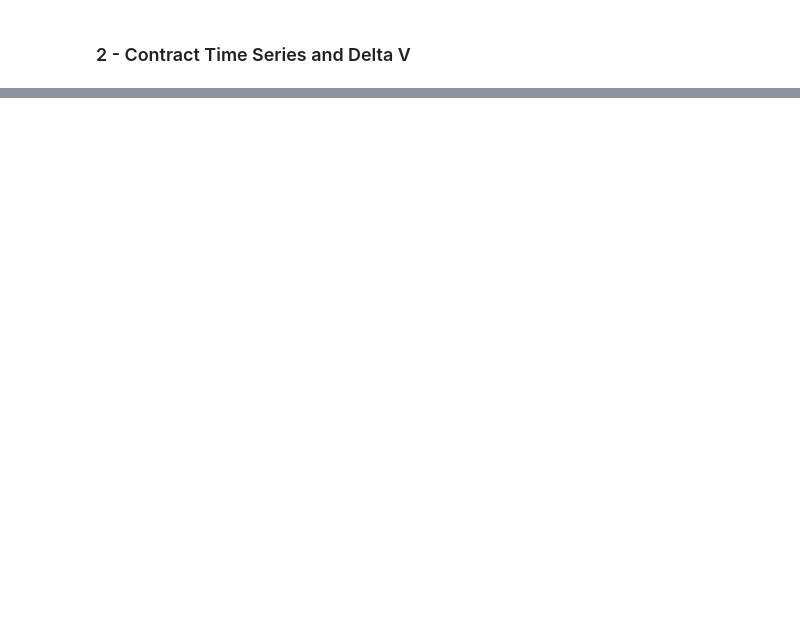
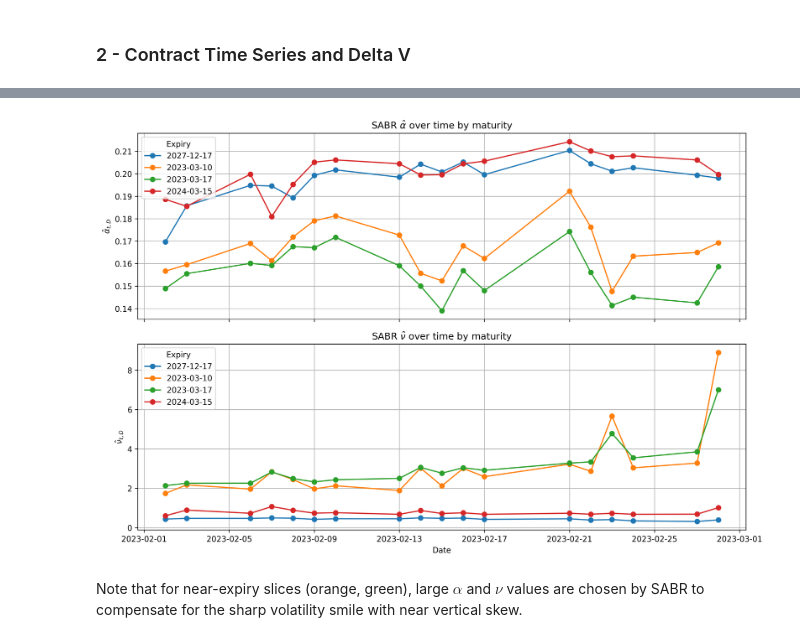
Before and after one commit to philkre/comp_finance, a Jupyter notebook: Assignment_3/assignment_3_2.ipynb, the cells around one changed output, grey strips where cells are left out. Cells and saved outputs as stored; diff of their text form; code cells hidden in the pictures; blank space fills up the shorter version.

```diff
--- a/Assignment_3/assignment_3_2.ipynb
+++ b/Assignment_3/assignment_3_2.ipynb
@@ -35,18 +32,18 @@ def load_and_preprocess_data(filename: str = ""):
     # rescale strike price in index points
     df['strike_price'] = df['strike_price'] / 1000
     # construct midquote V_t
-    df['midquote'] = (df['best_bid'] + df['best_offer']) / 2
+    df['V_t'] = (df['best_bid'] + df['best_offer']) / 2
 
     # drop rows with missing implied volatility
     missing_iv_before = df['impl_volatility'].isna().sum()
     df = df[df['impl_volatility'] > 0.0]
     print(f"Missing implied volatility rows: {missing_iv_before}")
-    print(f"Missing V_t rows: {df['midquote'].isna().sum()}")
+    print(f"Missing V_t rows: {df['V_t'].isna().sum()}")
     print(f"missing delta rows: {df['delta'].isna().sum()}")
 
     # drop not needed columns
     keep_cols = [
-    'date', 'exdate', 'symbol', 'strike_price', 'midquote', 'impl_volatility', 'delta'
+    'date', 'exdate', 'symbol', 'strike_price', 'V_t', 'impl_volatility', 'delta'
     ]
     df = df[keep_cols]
 
@@ -59,11 +56,15 @@ def load_and_preprocess_data(filename: str = ""):
     # final column list
     print("Columns in the dataframe:", df.columns.tolist())
 
+    # number of unique contracts
+    print(f"Number of unique contracts: {df['symbol'].nunique()}")
+
     return df
 
 print("---------------------------------")
 print("28-02-2023 DATA")
 df_day = load_and_preprocess_data("option20230228.csv")
+
 print("---------------------------------")
 print("01-02-2023 to 28-02-2023 DATA")
 df_period = load_and_preprocess_data("option20230201_20230228.csv")
@@ -92,0 +246,5 @@ Columns in the dataframe: ['date', 'exdate', 'symbol', 'strike_price', 'midquote
+# %%
+# Compute residuals delta V_t - delta_BS * delta_s_t
+df_merged['residual'] = df_merged['delta_V'] - df_merged['delta_BS'] * df_merged['delta_s_t']
+print("Summary statistics for residuals:")
+print(df_merged['residual'].describe())
@@ -92,0 +337,4 @@ Columns in the dataframe: ['date', 'exdate', 'symbol', 'strike_price', 'midquote
+# %%
+# retain only groups with at least 5 strikes for calibration
+df_calib = df_merged.groupby(['date', 'exdate']).filter(lambda x: len(x) >= 5)
+sabr_params = (df_calib.groupby(['date', 'exdate']).apply(calibrate_group).reset_index())
@@ -92,0 +395,30 @@ Columns in the dataframe: ['date', 'exdate', 'symbol', 'strike_price', 'midquote
+# %%
+# pick expiries with the most observations across dates
+top_expiries = (sabr_params.groupby('exdate')['date']
+                .nunique()
+                .sort_values(ascending=False)
+                .head(4).index)
+
+fig, axes = plt.subplots(2, 1, figsize=(12, 8), sharex=True, dpi=300)
+
+for exdate in top_expiries:
+    slice_ = sabr_params[sabr_params['exdate'] == exdate].sort_values('date')
+    label = exdate.date()
+    axes[0].plot(slice_['date'], slice_['alpha'], marker='o', label=label)
+    axes[1].plot(slice_['date'], slice_['nu'],   marker='o', label=label)
+    axes[0].grid(True)
+    axes[1].grid(True)
+
+axes[0].set_ylabel(r'$\hat{\alpha}_{t,D}$')
+axes[1].set_ylabel(r'$\hat{\nu}_{t,D}$')
+axes[1].set_xlabel('Date')
+axes[0].set_title(r'SABR $\hat{\alpha}$ over time by maturity')
+axes[1].set_title(r'SABR $\hat{\nu}$ over time by maturity')
+axes[0].legend(title='Expiry')
+axes[1].legend(title='Expiry')
+plt.tight_layout()
+plt.show()
+# %% [output]
+[figure, added]
+# %% [markdown]
+Note that for near-expiry slices (orange, green), large $\alpha$ and $\nu$ values are chosen by SABR to compensate for the sharp volatility smile with near vertical skew.
```
Also changed, not shown: parts of 26 cells of this notebook, 2 other files.
